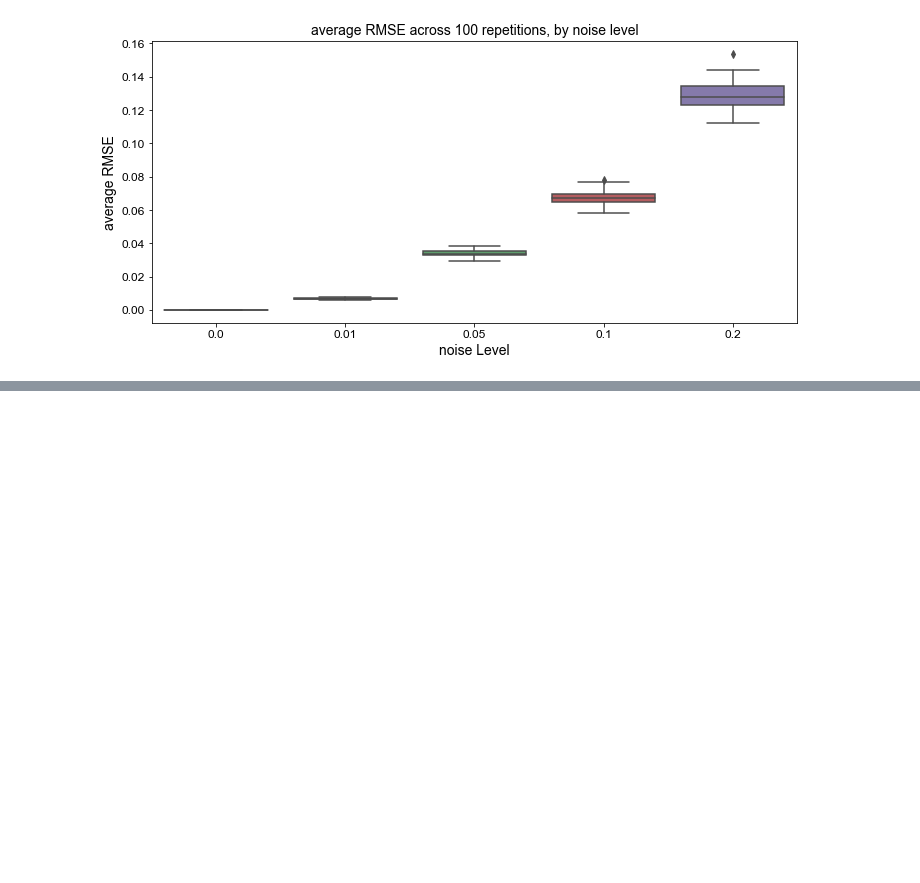
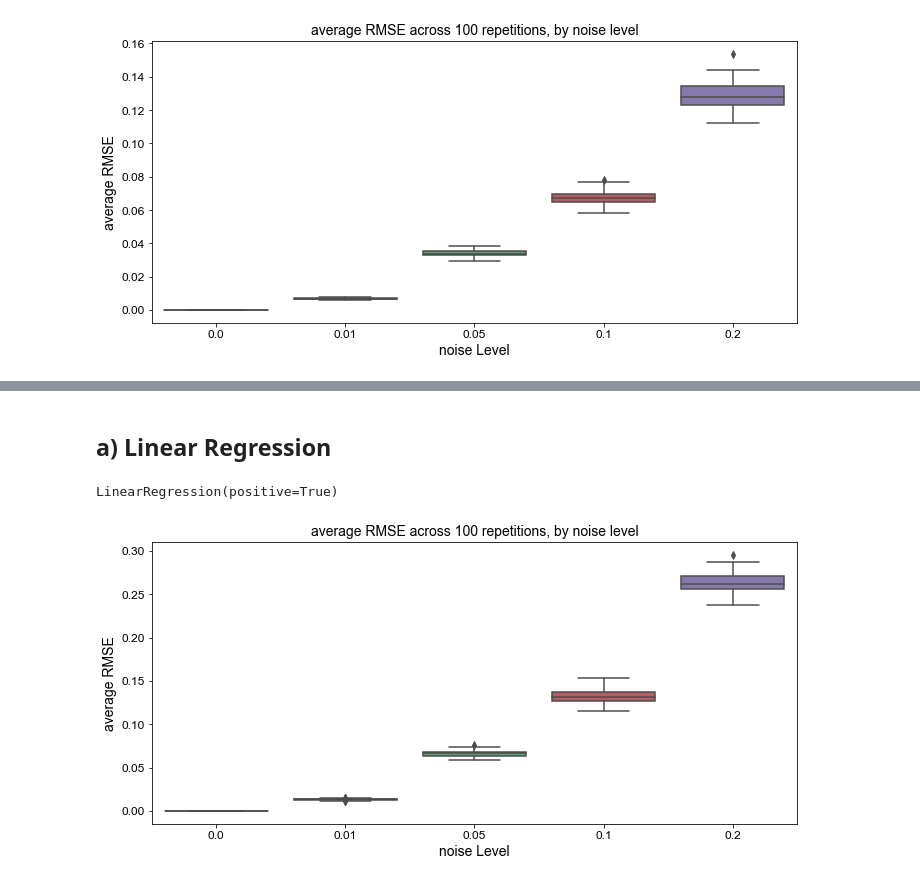
Before and after one commit to kylemjonesislanders/md-anderson, a Jupyter notebook: spectral-unmixing/simulation_experiment.ipynb, the cells around one changed output, grey strips where cells are left out. Cells and saved outputs as stored; diff of their text form; code cells hidden in the pictures; blank space fills up the shorter version.

```diff
--- a/spectral-unmixing/simulation_experiment.ipynb
+++ b/spectral-unmixing/simulation_experiment.ipynb
@@ -339,0 +343,5 @@ plt.show()
+# %%
+# Create X - no noise for training
+simulated_dataset = create_simulated_dataset(fractional_components, y_decay, y_exp, 0)
+X = simulated_dataset.iloc[:, 2:].values
+X
@@ -339,0 +362,4 @@ plt.show()
+# %%
+# Create y
+y = simulated_dataset.iloc[:, 0:2].values
+y
@@ -339,0 +384,70 @@ plt.show()
+# %% [markdown]
+## a) Linear Regression
+# %%
+# Train model on clean data
+model = LinearRegression(positive=True)
+model.fit(X, y)
+model
+# %% [output]
+LinearRegression(positive=True)
+# %%
+# Initialize result array
+results = []
+
+# Define noise levels
+noise_levels = [0, 0.01, 0.05, 0.1, 0.2]
+for noise_level in noise_levels:
+
+    # Define number of repetitions
+    reps = np.linspace(1, 100, 100)
+    for rep in reps:
+
+        # Create simulated dataset
+        simulated_dataset = create_simulated_dataset(fractional_components,
+                                                     y_decay,
+                                                     y_exp,
+                                                     noise_level)
+
+        # Define actual y1s and y2s
+        y1s = list(simulated_dataset['y1'].values)
+        y2s = list(simulated_dataset['y2'].values)
+
+        # Estimated y1s and y2s
+        yhat = model.predict(simulated_dataset.iloc[:, 2:].values)
+        y1_estimates = list(yhat[:,0])
+        y2_estimates = list(yhat[:,1])
+
+        # Calculate rmse for y1 and y2
+        rmse_y1 = mean_squared_error(np.array(y1s), np.array(y1_estimates),
+                                     squared=False)
+        rmse_y2 = mean_squared_error(np.array(y2s), np.array(y2_estimates),
+                                     squared=False)
+
+        # Calculate average rmse
+        avg_rmse = (rmse_y1 + rmse_y2)/2
+
+        # Append results
+        results.append([noise_level, rep, avg_rmse])
+
+# Save results as dataframe
+results = pd.DataFrame(results,
+                       columns = ['noise_level', 'rep', 'avg_rmse'])
+
+# Box Plot of result
+fig, ax = plt.subplots(figsize = (10,5))
+sns.set(style="whitegrid")
+sns.boxplot(x='noise_level', y='avg_rmse', data = results)
+ax.set_xlabel("noise Level",
+              fontsize=14)
+ax.set_ylabel("average RMSE",
+              fontsize=14)
+ax.set_title("average RMSE across 100 repetitions, by noise level",
+             fontsize=14)
+for tick in ax.xaxis.get_major_ticks():
+    tick.label.set_fontsize(12)
+for tick in ax.yaxis.get_major_ticks():
+    tick.label.set_fontsize(12)
+fig.tight_layout()
+plt.show()
+# %% [output]
+[figure, added]
```
Also changed, not shown: parts of 7 cells of this notebook.
